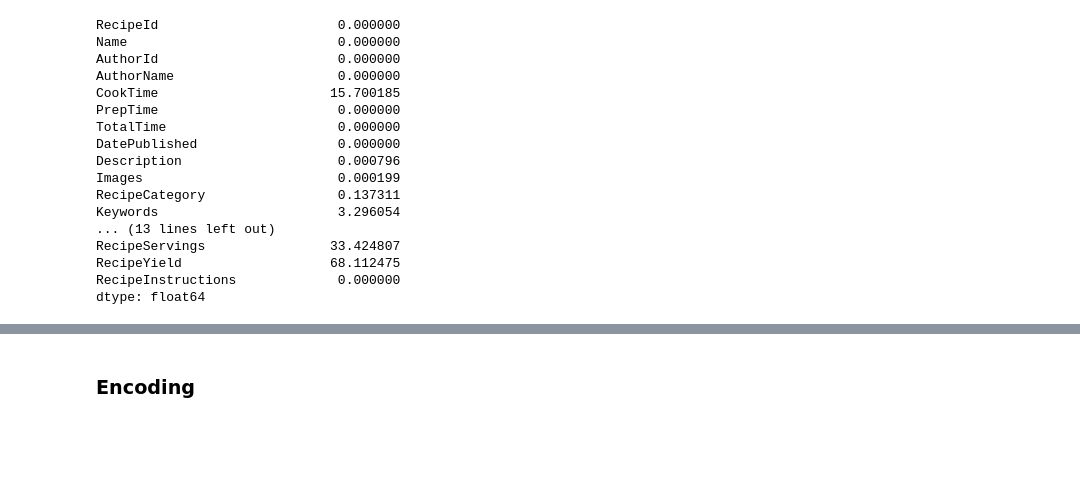
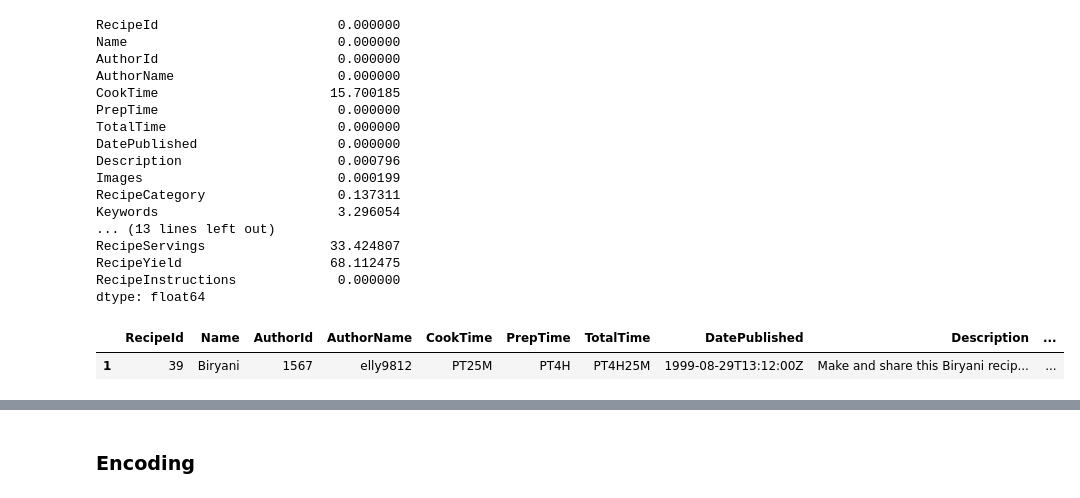
Before and after one commit to st8ko/diet-recommendation-app, a Jupyter notebook: notebooks/EDA-FoodRecipes.ipynb, the cells around one changed output, grey strips where cells are left out. Saved outputs shown, nothing was run; the diff lists cells and outputs as text; code cells hidden in the pictures; blank space fills up the shorter version.

```diff
--- a/notebooks/EDA-FoodRecipes.ipynb
+++ b/notebooks/EDA-FoodRecipes.ipynb
@@ -659,3 +651,8 @@ RecipeServings                33.424807
 RecipeYield                   68.112475
 RecipeInstructions             0.000000
 dtype: float64
+# %%
+df[1:2]
+# %% [output]
+|  | RecipeId | Name | AuthorId | AuthorName | CookTime | PrepTime | TotalTime | DatePublished | Description | ... |
+| 1 | 39 | Biryani | 1567 | elly9812 | PT25M | PT4H | PT4H25M | 1999-08-29T13:12:00Z | Make and share this Biryani recip... | ... |
```
Also changed, not shown: parts of 9 cells of this notebook.
